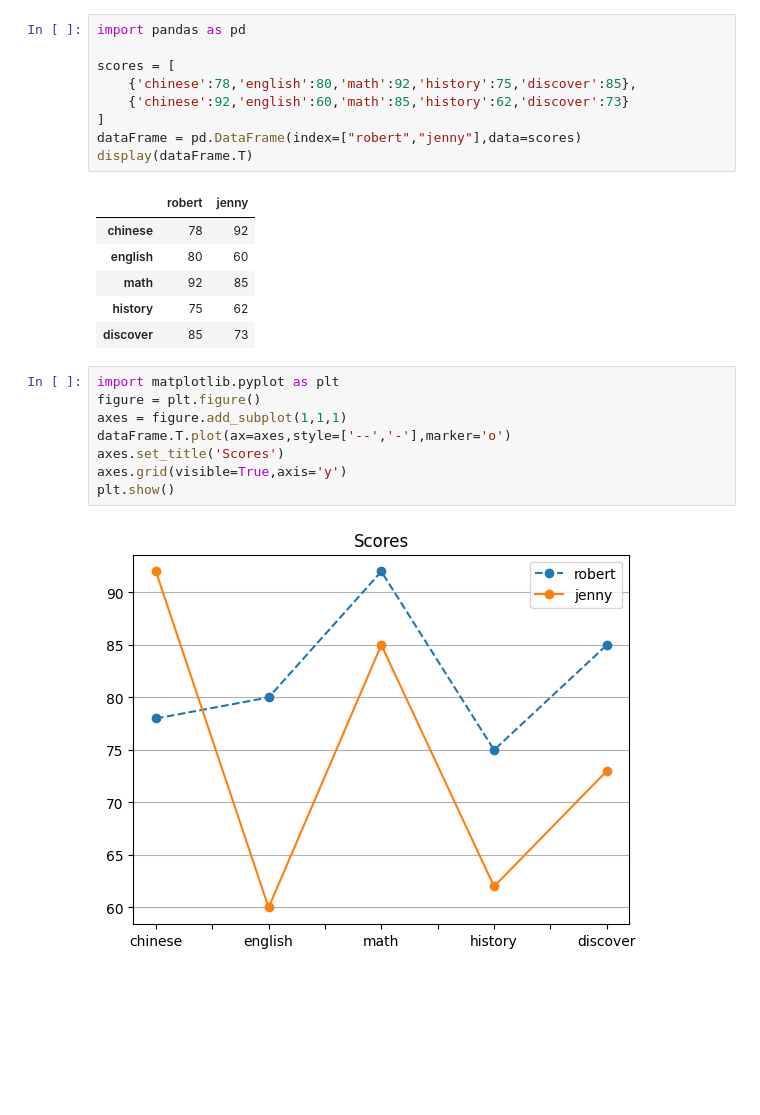
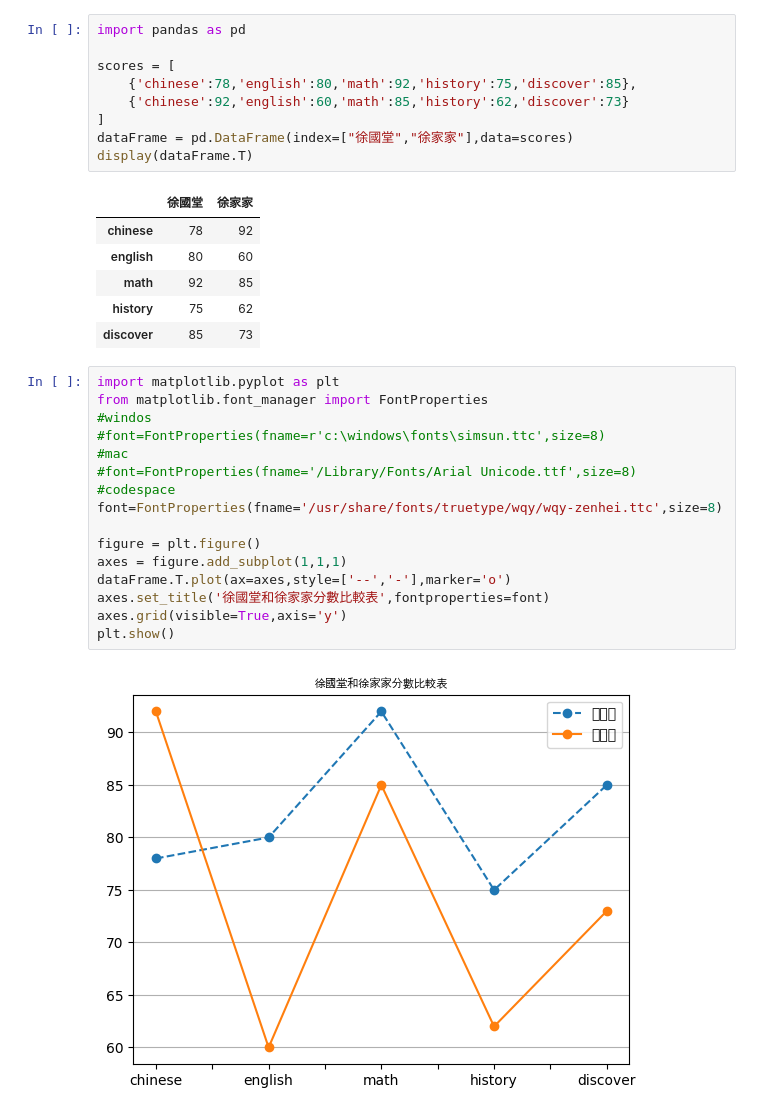
Before and after one commit to roberthsu2003/__2023_11_14_2_4__, a Jupyter notebook: lesson16/lesson16_3.ipynb, the cells around one changed output. Saved outputs shown, nothing was run; the diff lists cells and outputs as text; blank space fills up the shorter version.

```diff
--- a/lesson16/lesson16_3.ipynb
+++ b/lesson16/lesson16_3.ipynb
@@ -5,10 +5,10 @@ scores = [
     {'chinese':78,'english':80,'math':92,'history':75,'discover':85},
     {'chinese':92,'english':60,'math':85,'history':62,'discover':73}
 ]
-dataFrame = pd.DataFrame(index=["robert","jenny"],data=scores)
+dataFrame = pd.DataFrame(index=["徐國堂","徐家家"],data=scores)
 display(dataFrame.T)
 # %% [output]
-|  | robert | jenny |
+|  | 徐國堂 | 徐家家 |
 | chinese | 78 | 92 |
 | english | 80 | 60 |
 | math | 92 | 85 |
@@ -16,11 +16,19 @@ display(dataFrame.T)
 | discover | 85 | 73 |
 # %%
 import matplotlib.pyplot as plt
+from matplotlib.font_manager import FontProperties
+#windos
+#font=FontProperties(fname=r'c:\windows\fonts\simsun.ttc',size=8)
+#mac
+#font=FontProperties(fname='/Library/Fonts/Arial Unicode.ttf',size=8)
+#codespace
+font=FontProperties(fname='/usr/share/fonts/truetype/wqy/wqy-zenhei.ttc',size=8)
+
 figure = plt.figure()
 axes = figure.add_subplot(1,1,1)
 dataFrame.T.plot(ax=axes,style=['--','-'],marker='o')
-axes.set_title('Scores')
+axes.set_title('徐國堂和徐家家分數比較表',fontproperties=font)
 axes.grid(visible=True,axis='y')
 plt.show()
 # %% [output]
-[figure, old version]
+[figure, new version]
```
